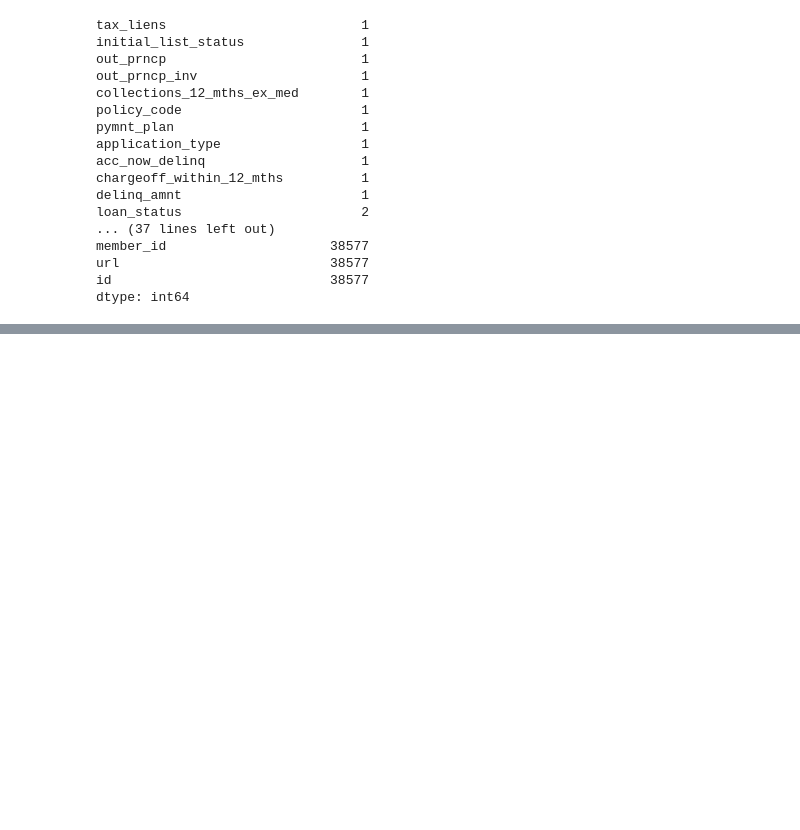
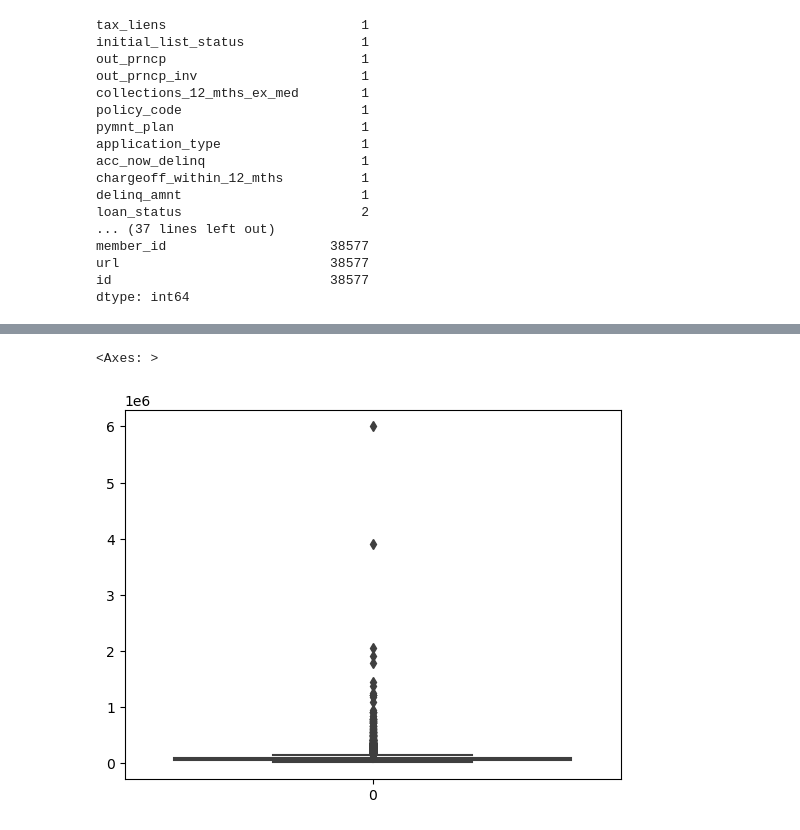
Before and after one commit to karthikgadepalli/LendingClubCaseStudy, a Jupyter notebook: LendingClubCaseStudyAnalysis.ipynb, the cells around one changed output, grey strips where cells are left out. Saved outputs shown, nothing was run; the diff lists cells and outputs as text; code cells hidden in the pictures; blank space fills up the shorter version.

```diff
--- a/LendingClubCaseStudyAnalysis.ipynb
+++ b/LendingClubCaseStudyAnalysis.ipynb
@@ -389,0 +420,12 @@ Bivariate
+# %%
+loandfNew['revol_util'] = loandfNew['revol_util'].apply(lambda x : str(x))
+loandfNew['revol_util'] = loandfNew['revol_util'].apply(lambda x : float(0) if not x else float(x.split('%')[0]))
+# %%
+loandfNew['int_rate'] = loandfNew['int_rate'].apply(lambda x : str(x))
+loandfNew['int_rate'] = loandfNew['int_rate'].apply(lambda x : float(0) if not x else float(x.split('%')[0]))
+# %%
+loandfNew['term'] = loandfNew['term'].apply(lambda x : str(x))
+loandfNew['term'] = loandfNew['term'].apply(lambda x : int(0) if not x else int(x.split('months')[0]))
+# %%
+loandfNew['emp_length'] = loandfNew['emp_length'].apply(lambda x : str(x))
+loandfNew['emp_length'] = loandfNew['emp_length'].apply(lambda x: int(0) if "<" in x else (int((x.split('+')[0])) if "+" in x else int(x.split()[0])))
@@ -389,0 +449,6 @@ Bivariate
+# %%
+# Outlier check for annual_inc
+sns.boxplot(loandfNew['annual_inc'])
+# %% [output]
+<Axes: >
+[figure, added]
```
Also changed, not shown: parts of 30 cells of this notebook.
